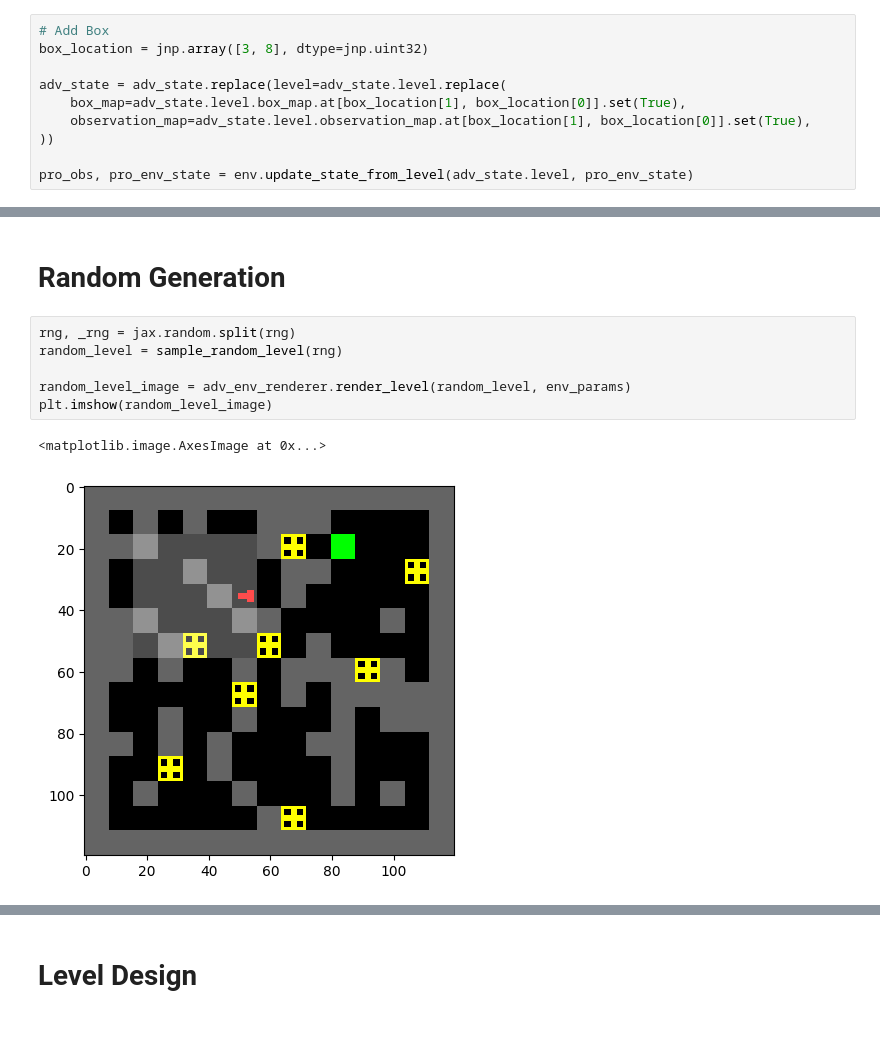
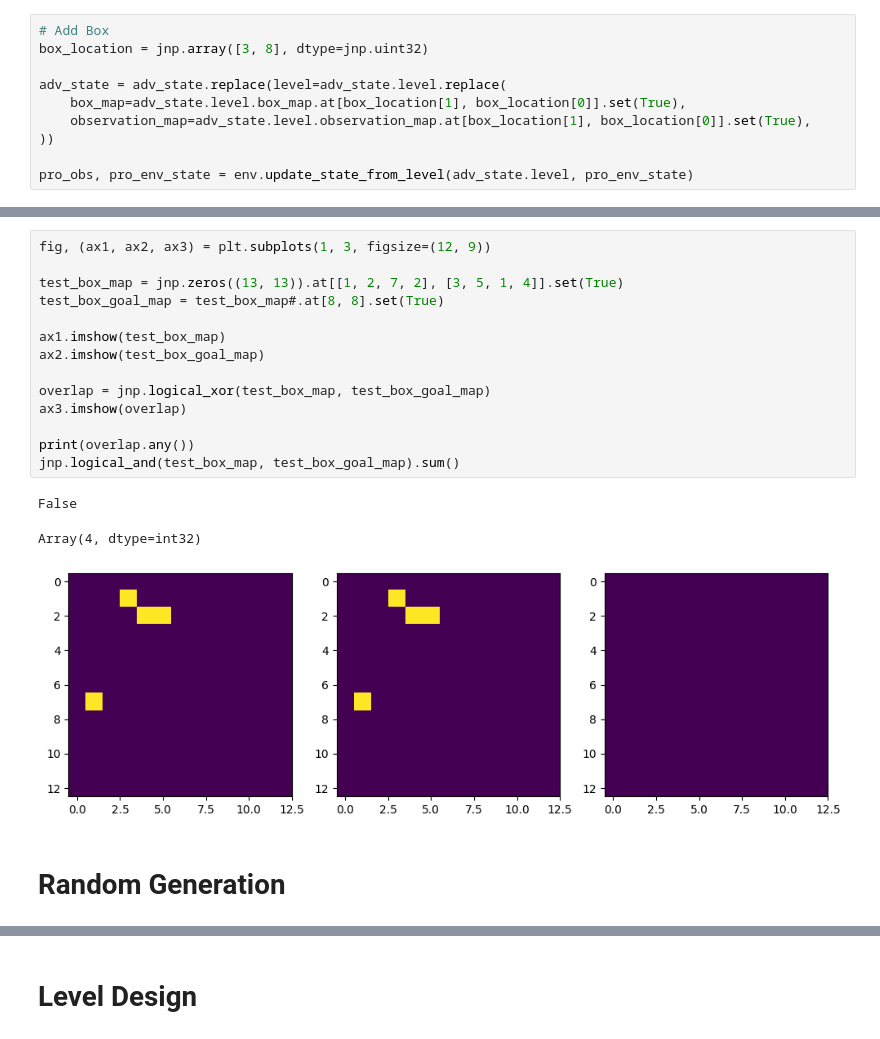
Before and after one commit to HarryMJMead/Dynamic-Environment-Generation-for-UED, a Jupyter notebook: env_testing/sokoban_maze_editor.ipynb, the cells around one changed output, grey strips where cells are left out. Cells and saved outputs as stored; diff of their text form.

```diff
--- a/env_testing/sokoban_maze_editor.ipynb
+++ b/env_testing/sokoban_maze_editor.ipynb
@@ -193,11 +220,20 @@ axes[1, 1].imshow(adv_obs.agent_boxes)
+# %%
+fig, (ax1, ax2, ax3) = plt.subplots(1, 3, figsize=(12, 9))
+
+test_box_map = jnp.zeros((13, 13)).at[[1, 2, 7, 2], [3, 5, 1, 4]].set(True)
+test_box_goal_map = test_box_map#.at[8, 8].set(True)
+
+ax1.imshow(test_box_map)
+ax2.imshow(test_box_goal_map)
+
+overlap = jnp.logical_xor(test_box_map, test_box_goal_map)
+ax3.imshow(overlap)
+
+print(overlap.any())
+jnp.logical_and(test_box_map, test_box_goal_map).sum()
+# %% [output]
+False
+Array(4, dtype=int32)
+[figure, added]
 # %% [markdown]
 # Random Generation
-# %%
-rng, _rng = jax.random.split(rng)
-random_level = sample_random_level(rng)
-
-random_level_image = adv_env_renderer.render_level(random_level, env_params)
-plt.imshow(random_level_image)
-# %% [output]
-<matplotlib.image.AxesImage at 0x...>
-[figure, removed]
```
Also changed, not shown: parts of 11 cells of this notebook, 18 other files.
